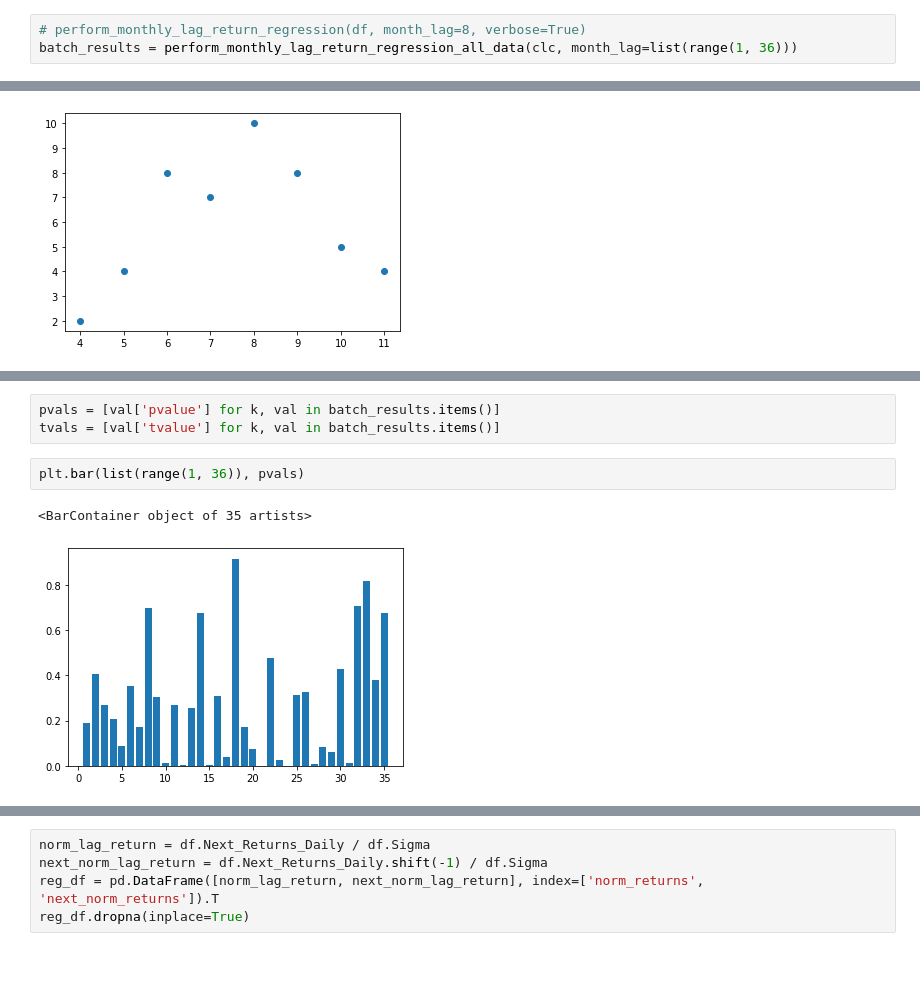
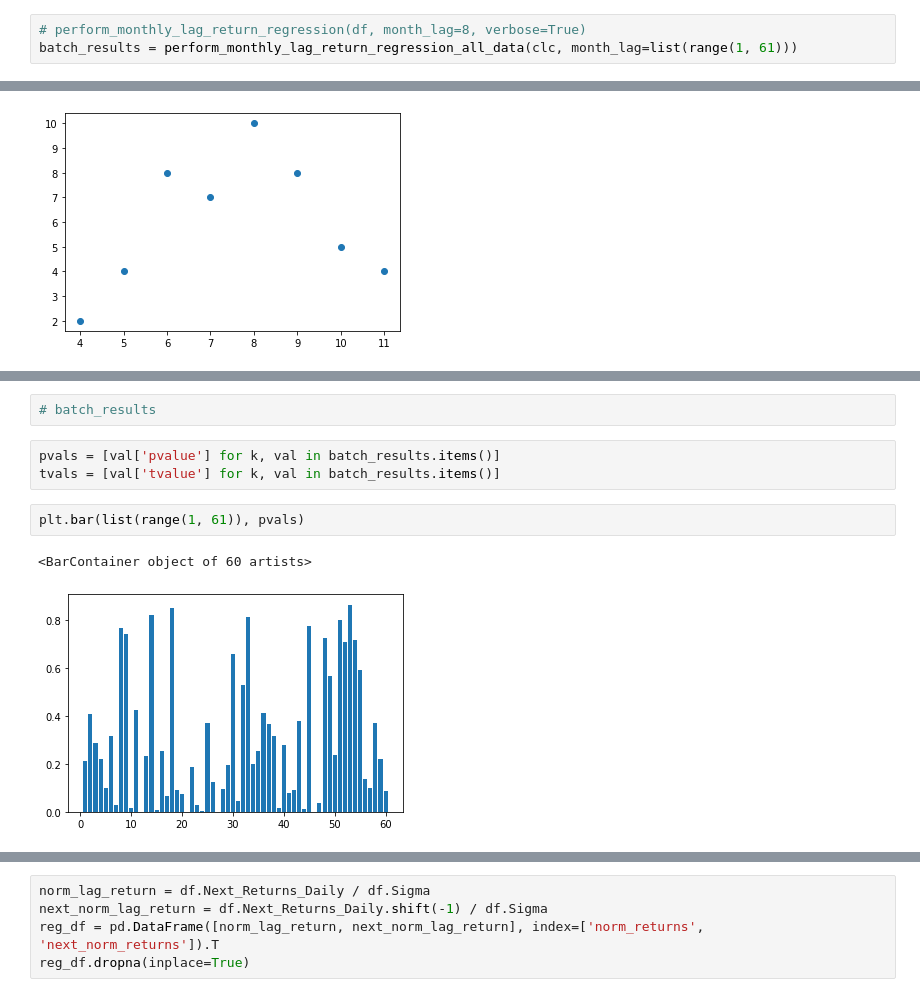
Before and after one commit to maxlamberti/time-series-momentum, a Jupyter notebook: notebooks/Momentum_Analysis.ipynb, the cells around one changed output, grey strips where cells are left out. Drawn from its saved outputs; the diff is of its cells as text; blank space fills up the shorter version.

```diff
--- a/notebooks/Momentum_Analysis.ipynb
+++ b/notebooks/Momentum_Analysis.ipynb
@@ -113,7 +111,7 @@ def perform_monthly_lag_return_regression_by_asset(clc, month_lag=[1], verbose=F
     return asset_collection
 # %%
 # perform_monthly_lag_return_regression(df, month_lag=8, verbose=True)
-batch_results = perform_monthly_lag_return_regression_all_data(clc, month_lag=list(range(1, 36)))
+batch_results = perform_monthly_lag_return_regression_all_data(clc, month_lag=list(range(1, 61)))
 # %%
 single_asset_results = perform_monthly_lag_return_regression_by_asset(clc, month_lag=list(range(1, 36)))
 # %%
@@ -179,8 +139,10 @@ batch_results
+# %%
+# batch_results
 # %%
 pvals = [val['pvalue'] for k, val in batch_results.items()]
 tvals = [val['tvalue'] for k, val in batch_results.items()]
 # %%
-plt.bar(list(range(1, 36)), pvals)
+plt.bar(list(range(1, 61)), pvals)
 # %% [output]
-<BarContainer object of 35 artists>
+<BarContainer object of 60 artists>
-[figure, old version]
+[figure, new version]
```
Also changed, not shown: parts of 6 cells of this notebook, 3 other files.
